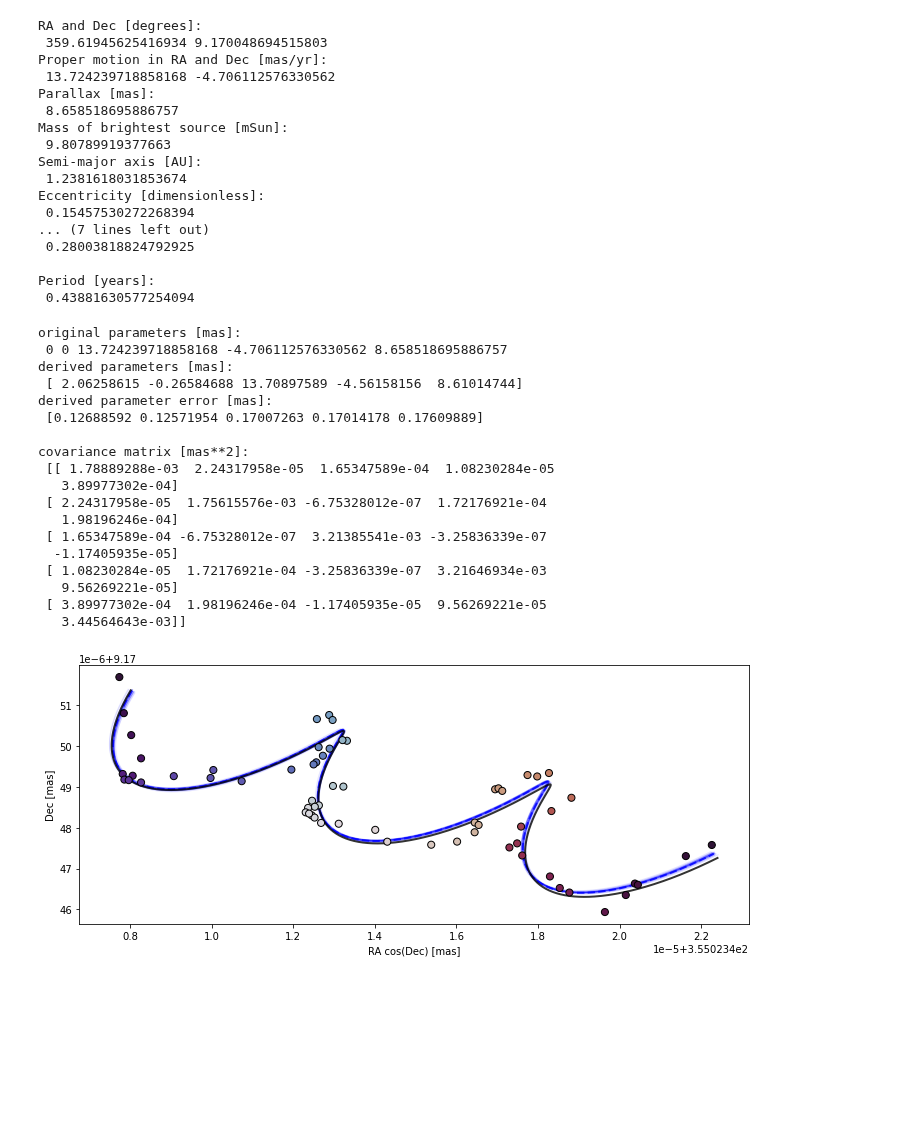
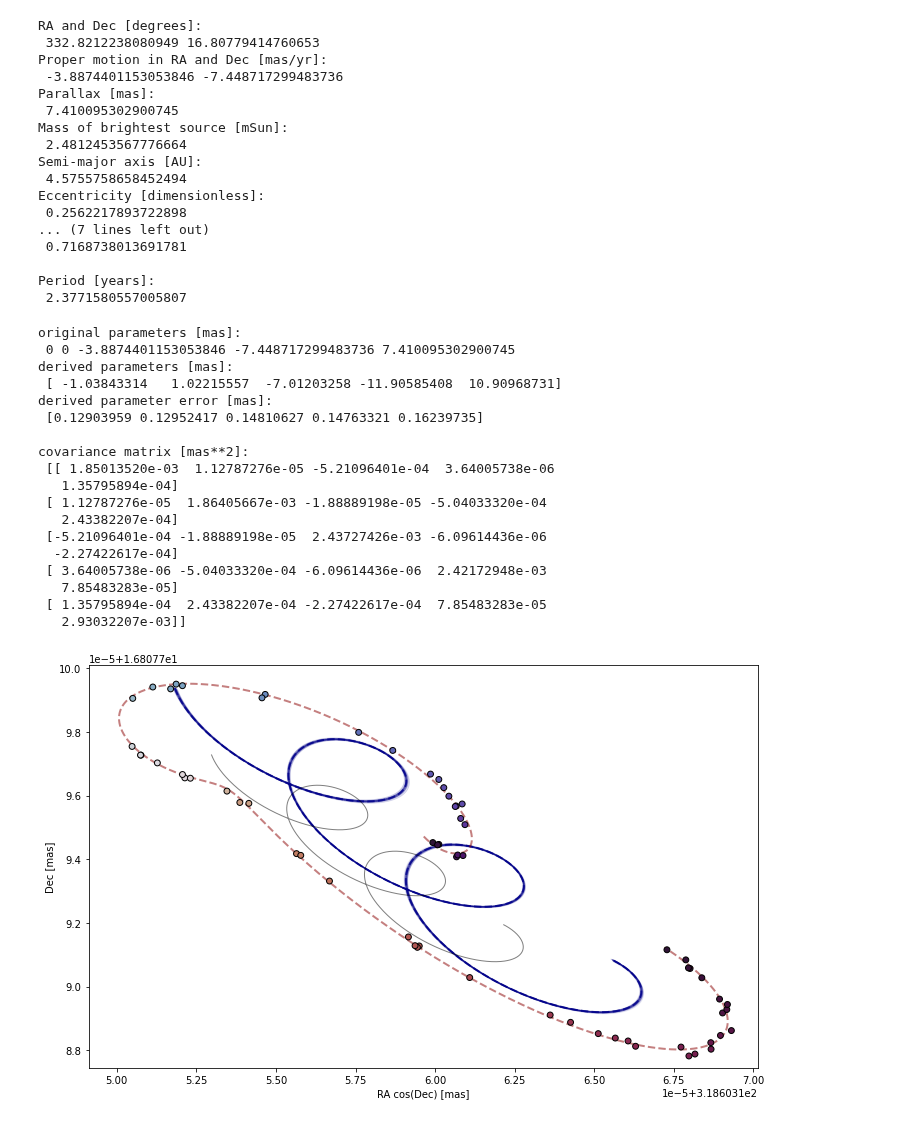
Before and after one commit to zpenoyre/astromet.py, a Jupyter notebook: example.ipynb, the cells around one changed output. Cells and saved outputs as stored; diff of their text form; code cells hidden in the pictures; blank space fills up the shorter version.

Commit message:
altered the plotting code to show error ellipses

```diff
--- a/example.ipynb
+++ b/example.ipynb
@@ -35,7 +32,7 @@ print('RA and Dec [degrees]: \n',params.RA,params.Dec)
 params.pmRA=10*np.random.randn()
 params.pmDec=10*np.random.randn()
 print('Proper motion in RA and Dec [mas/yr]: \n',params.pmRA,params.pmDec)
-params.pllx=10*np.random.rand()
+params.pllx=1+9*np.random.rand()
 print('Parallax [mas]: \n',params.pllx)
 
 # binary parameters
@@ -59,22 +56,22 @@ print('Time of first binary periapse [years]: \n',params.tPeri)
 print('\nPeriod [years]: \n',astromet.period(params))
 # %% [output]
 RA and Dec [degrees]:
- 359.61945625416934 9.170048694515803
+ 332.8212238080949 16.80779414760653
 Proper motion in RA and Dec [mas/yr]:
- 13.724239718858168 -4.706112576330562
+ -3.8874401153053846 -7.448717299483736
 Parallax [mas]:
- 8.658518695886757
+ 7.410095302900745
 Mass of brightest source [mSun]:
- 9.80789919377663
+ 2.4812453567776664
 Semi-major axis [AU]:
- 1.2381618031853674
+ 4.5755758658452494
 Eccentricity [dimensionless]:
- 0.15457530272268394
+ 0.2562217893722898
 ... (7 lines left out)
- 0.28003818824792925
+ 0.7168738013691781
 
 Period [years]:
- 0.43881630577254094
+ 2.3771580557005807
 # %%
 # on sky paths [degrees]
 ras,decs=astromet.path(ts,params)
@@ -102,70 +99,80 @@ print('\ncovariance matrix [mas**2]: \n',fitCovariance)
 #print('UWE [dimensionless]: \n',uwe)
 # %% [output]
 original parameters [mas]:
- 0 0 13.724239718858168 -4.706112576330562 8.658518695886757
+ 0 0 -3.8874401153053846 -7.448717299483736 7.410095302900745
 derived parameters [mas]:
- [ 2.06258615 -0.26584688 13.70897589 -4.56158156  8.61014744]
+ [ -1.03843314   1.02215557  -7.01203258 -11.90585408  10.90968731]
 derived parameter error [mas]:
- [0.12688592 0.12571954 0.17007263 0.17014178 0.17609889]
+ [0.12903959 0.12952417 0.14810627 0.14763321 0.16239735]
 
 covariance matrix [mas**2]:
- [[ 1.78889288e-03  2.24317958e-05  1.65347589e-04  1.08230284e-05
-   3.89977302e-04]
- [ 2.24317958e-05  1.75615576e-03 -6.75328012e-07  1.72176921e-04
-   1.98196246e-04]
- [ 1.65347589e-04 -6.75328012e-07  3.21385541e-03 -3.25836339e-07
-  -1.17405935e-05]
- [ 1.08230284e-05  1.72176921e-04 -3.25836339e-07  3.21646934e-03
-   9.56269221e-05]
- [ 3.89977302e-04  1.98196246e-04 -1.17405935e-05  9.56269221e-05
-   3.44564643e-03]]
+ [[ 1.85013520e-03  1.12787276e-05 -5.21096401e-04  3.64005738e-06
+   1.35795894e-04]
+ [ 1.12787276e-05  1.86405667e-03 -1.88889198e-05 -5.04033320e-04
+   2.43382207e-04]
+ [-5.21096401e-04 -1.88889198e-05  2.43727426e-03 -6.09614436e-06
+  -2.27422617e-04]
+ [ 3.64005738e-06 -5.04033320e-04 -6.09614436e-06  2.42172948e-03
+   7.85483283e-05]
+ [ 1.35795894e-04  2.43382207e-04 -2.27422617e-04  7.85483283e-05
+   2.93032207e-03]]
 # %%
 # plotting on sky motion
 qFig=plt.figure(figsize=(12,8))
 qPl=plt.gca() # defining matplotlib axis object on which to plot
 
-deltaRas=(ras-ras[0])/mas # posn relative to first observation in mas
-deltaDecs=(decs-decs[0])/mas
 cs=mpl.cm.twilight_shifted(np.interp(ts,[ts[0],ts[-1]],[0,1])) # optional, but I like to color by time
-qPl.scatter(ras*np.cos(decs*np.pi/180),decs,s=50,c=cs,zorder=2,edgecolors='k',lw=1)
 
-# optional - adding the centre of mass motion (grey) for reference
+# plotting the datapoints (ideally as error ellipses -
+# if that fails comment out the for loop and use the simpler scatter plot instead)
+for i in range(ras.size):
+    ell = mpl.patches.Ellipse(xy=(ras[i]*np.cos(decs[i]*np.pi/180), decs[i]),
+                  width=2*astError*mas, height=2*astError*mas,
+                  angle=0)
+    ell.set_facecolor(cs[i])
+    ell.set_edgecolor('k')
+    qPl.add_artist(ell)
+#qPl.scatter(ras*np.cos(decs*np.pi/180),decs,s=50,c=cs,zorder=2,edgecolors='k',lw=1)
+
+# uniformly sampled times for plotting true paths
 tUniform=np.linspace(ts[0],ts[-1],1000)
+
+# optional - adding the centre of mass motion (black) for reference
 comRas,comDecs=astromet.path(tUniform,params,comOnly=True)
-#deltaComRas=(comRas-comRas[0])/mas
-#deltaComDecs=(comDecs-comDecs[0])/mas
-qPl.plot(comRas*np.cos(comDecs*np.pi/180),comDecs,lw=2,c='k',alpha=0.8,zorder=1)
+qPl.plot(comRas*np.cos(comDecs*np.pi/180),comDecs,lw=1,c='k',alpha=0.5,zorder=1)
+
+# optional - adding the centre of mass motion (red) for reference
+trueRas,trueDecs=astromet.path(tUniform,params)
+qPl.plot(trueRas*np.cos(trueDecs*np.pi/180),trueDecs,lw=2,c='darkred',alpha=0.5,zorder=1,ls='--')
 
 # optional - adding fitted motion (blue)
 for i in range(32):
     sampleParams = np.random.multivariate_normal(fitParams, fitCovariance)
 
     fitPs=astromet.params()
     fitPs.RA=np.median(ras)+mas*sampleParams[0]
     fitPs.Dec=np.median(decs)+mas*sampleParams[1]
     fitPs.pmRA=sampleParams[2]
     fitPs.pmDec=sampleParams[3]
     fitPs.pllx=sampleParams[4]
     bestRas,bestDecs=astromet.path(tUniform,fitPs,comOnly=True)
-    #deltaBestRas=(bestRas-bestRas[0])/mas
-    #deltaBestDecs=(bestDecs-bestDecs[0])/mas
-    qPl.plot(bestRas*np.cos(bestDecs*np.pi/180),bestDecs,lw=1,c='b',alpha=0.1,zorder=0)
+    qPl.plot(bestRas*np.cos(bestDecs*np.pi/180),bestDecs,lw=1,c='darkblue',alpha=0.1,zorder=0)
 fitPs=astromet.params()
 fitPs.RA=np.median(ras)+mas*fitParams[0]
 fitPs.Dec=np.median(decs)+mas*fitParams[1]
 fitPs.pmRA=fitParams[2]
 fitPs.pmDec=fitParams[3]
 fitPs.pllx=fitParams[4]
 bestRas,bestDecs=astromet.path(tUniform,fitPs,comOnly=True)
-qPl.plot(bestRas*np.cos(bestDecs*np.pi/180),bestDecs,lw=2,c='b',alpha=0.8,zorder=0,ls='--')
+qPl.plot(bestRas*np.cos(bestDecs*np.pi/180),bestDecs,lw=2,c='darkblue',alpha=0.8,zorder=0,ls='--')
 
 # adding initial position and proper motion as arrow
 #qPl.arrow(np.median(ras*np.cos(decs*np.pi/180)),np.median(decs),mas*params.pmRA,mas*params.pmDec,color='k',alpha=0.5)
 
 qPl.set_xlabel('RA cos(Dec) [mas]')
 qPl.set_ylabel('Dec [mas]')
 qPl.set_aspect('equal')
 
 plt.show()
 # %% [output]
-[figure, old version]
+[figure, new version]
```
Also changed, not shown: parts of 1 cell of this notebook, 1 other file.
